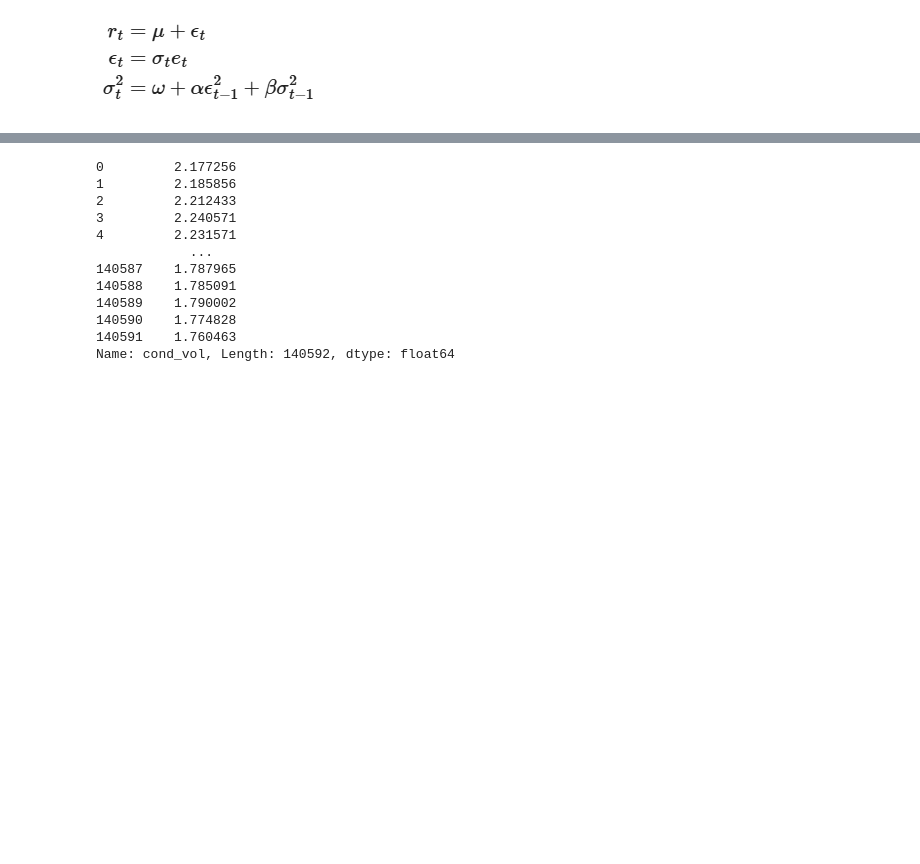
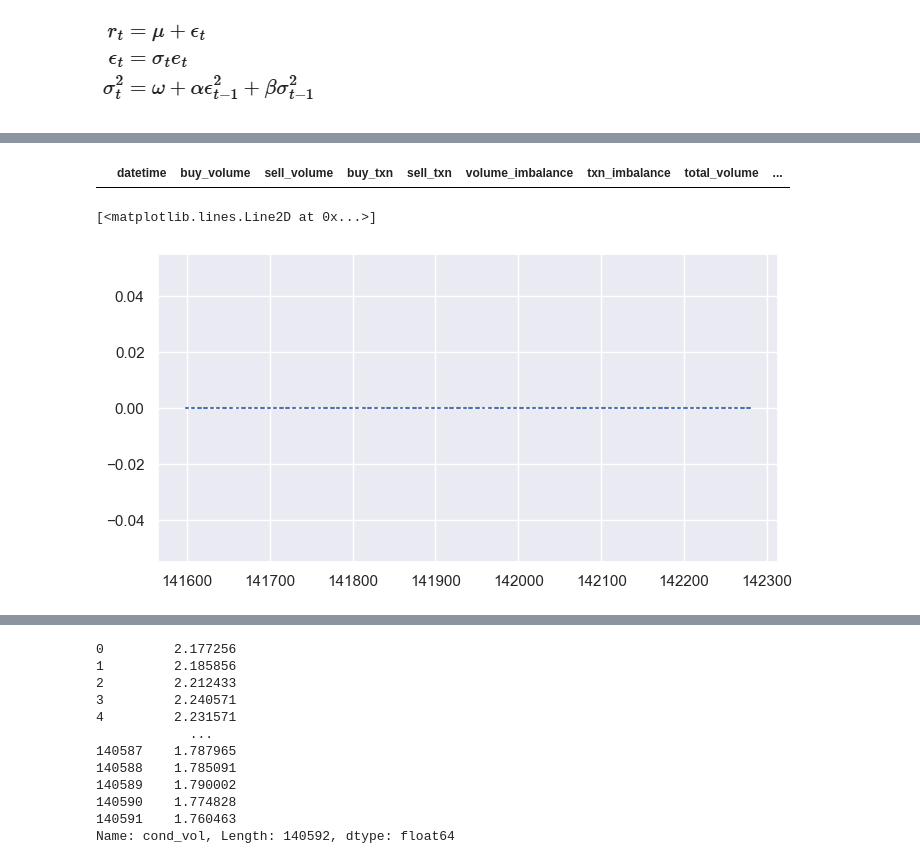
Before and after one commit to pfurjesz/MLFCS, a Jupyter notebook: ARMA_GARCH.ipynb, the cells around one changed output, grey strips where cells are left out. Cells and saved outputs as stored; diff of their text form; code cells hidden in the pictures; blank space fills up the shorter version.

Commit message:
ARMA predictions (part 1)

```diff
--- a/ARMA_GARCH.ipynb
+++ b/ARMA_GARCH.ipynb
@@ -141,10 +174,7 @@ preprocessed lob Data loaded successfully.
 # %% [output]
 Optimal ARMA order: (6, 7)
 # %%
-series = trx_df['log_deseasoned_total_volume'].dropna()
-
-train_size = int(0.8 * len(series))
-train, test = series[:train_size], series[train_size:]
+train, test = trx_df_train['log_deseasoned_total_volume'], trx_df_test['log_deseasoned_total_volume']
 
 best_p, best_q = 6, 7
 
@@ -390,12 +408,28 @@ def construct_1step_ARMA_pred(returns, resids, coefs):
 
     return coefs['const'] + ma_part + ar_part
 
+def construct_1step_GARCH_pred(resid, volatility, coefs):
+    return np.sqrt(coefs["omega"] + coefs["alpha[1]"]*np.square(resid) + coefs["beta[1]"]*np.square(volatility))
+
+
 returns_lagged = list(arma_model.fittedvalues[-6:].values)
 resids_lagged = list(arma_model.resid[-7:].values)
 
+resid_last, volat_last = garch_result.resid.values[-1], garch_result.conditional_volatility.values[-1]
+
 preds = []
+volatility_preds = []
+resids = []
+
 for test_value in tqdm.tqdm(test.values):
     pred = construct_1step_ARMA_pred(returns_lagged, resids_lagged, arma_model.params)
     preds.append(pred)
     returns_lagged = returns_lagged[1:] + [test_value]
     resids_lagged = resids_lagged[1:] + [test_value - pred]
+
+    vol_pred = construct_1step_GARCH_pred(resid_last, volat_last, garch_result.params)
+    volatility_preds.append(vol_pred)
+
+    resid_last = test_value - pred
+    resids.append(resid_last)
+    volat_last = vol_pred
@@ -421,0 +436,15 @@ Length: 140592, dtype: float64
+# %%
+trx_df_train['log_deseasonalized_preds'] = list(arma_model.fittedvalues)
+trx_df_train['deseasonalized_preds'] = np.exp(trx_df_train['log_deseasonalized_preds'])
+trx_df_train['preds'] = trx_df_train['deseasonalized_preds'] * trx_df_train['mean_volume']
+
+trx_df_train['predicted_volatility'] = list(garch_result.conditional_volatility)
+trx_df_train['resids_'] = list(garch_result.resid)
+
+
+trx_df_test['log_deseasonalized_preds'] = preds
+trx_df_test['deseasonalized_preds'] = np.exp(trx_df_test['log_deseasonalized_preds'])
+trx_df_test['preds'] = trx_df_test['deseasonalized_preds'] * trx_df_test['mean_volume']
+
+trx_df_test['predicted_volatility'] = volatility_preds
+trx_df_test['resids_'] = resids
@@ -421,0 +460,9 @@ Length: 140592, dtype: float64
+# %%
+trx_df_test[140600:140600+15]
+# %% [output]
+|  | datetime | buy_volume | sell_volume | buy_txn | sell_txn | volume_imbalance | txn_imbalance | total_volume | ... |
+# %%
+plt.plot(trx_df_test.loc[141595:]["preds"])
+# %% [output]
+[<matplotlib.lines.Line2D at 0x...>]
+[figure, added]
```
Also changed, not shown: parts of 21 cells of this notebook.
